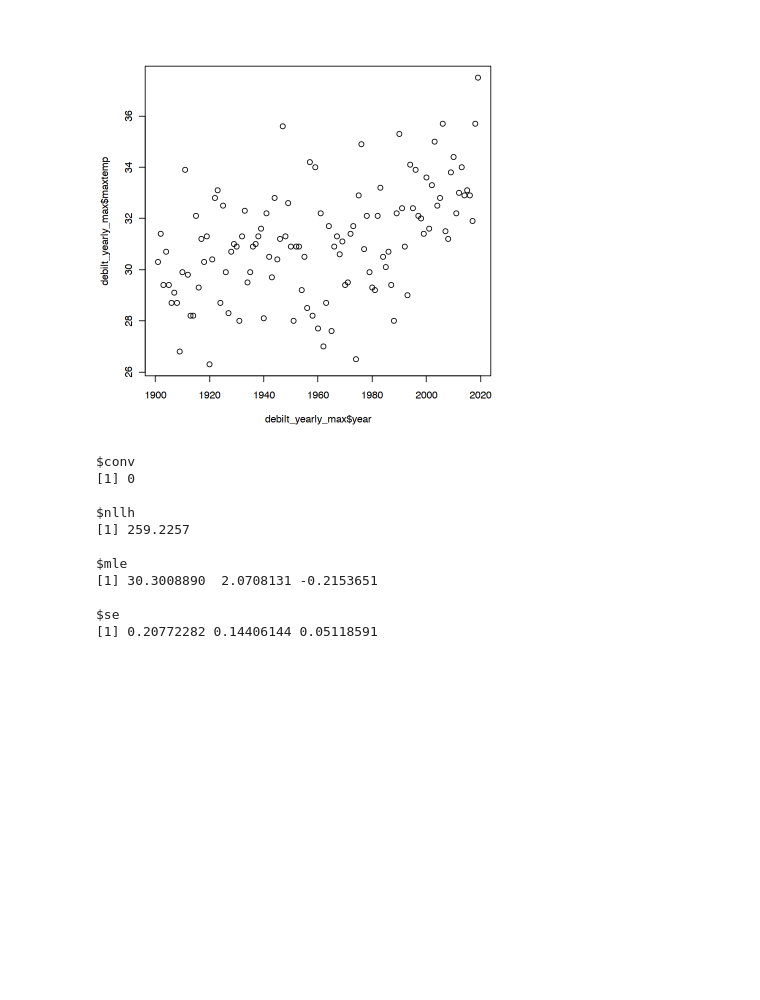
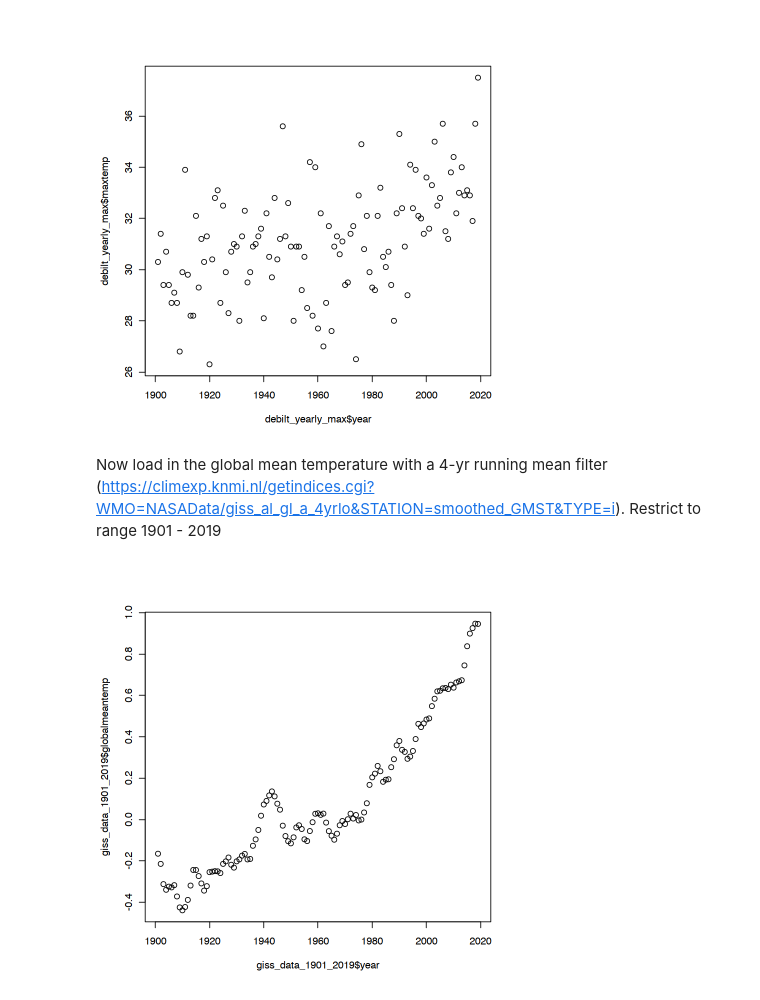
Before and after one commit to C3S-attribution-service/ToolsTesting, a Jupyter notebook: fit_gev.ipynb, the cells around one changed output. Saved outputs shown, nothing was run; the diff lists cells and outputs as text; code cells hidden in the pictures; blank space fills up the shorter version.

```diff
--- a/fit_gev.ipynb
+++ b/fit_gev.ipynb
@@ -83,17 +62,3 @@ Plot the Jan-Dec Max temperature for the years 1901 to 2019 inclusive
 plot(debilt_yearly_max$year, debilt_yearly_max$maxtemp)
 # %% [output]
 [figure]
-# %%
-out = gev.fit(debilt_yearly_max$maxtemp)
-# %% [output]
-$conv
-[1] 0
-
-$nllh
-[1] 259.2257
-
-$mle
-[1] 30.3008890  2.0708131 -0.2153651
-
-$se
-[1] 0.20772282 0.14406144 0.05118591
@@ -103,0 +65,9 @@ shape = out$mle[3]
+# %% [markdown]
+Now load in the global mean temperature with a 4-yr running mean filter (https://climexp.knmi.nl/getindices.cgi?WMO=NASAData/giss_al_gl_a_4yrlo&STATION=smoothed_GMST&TYPE=i).
+Restrict to range 1901 - 2019
+# %%
+giss_data = read.table("igiss_al_gl_a_4yrlo.dat", col.names = c('year', 'globalmeantemp'))
+giss_data_1901_2019 = giss_data[giss_data$year>1900 & giss_data$year<2020,]
+plot(giss_data_1901_2019$year, giss_data_1901_2019$globalmeantemp)
+# %% [output]
+[figure, added]
```
Also changed, not shown: parts of 12 cells of this notebook.
